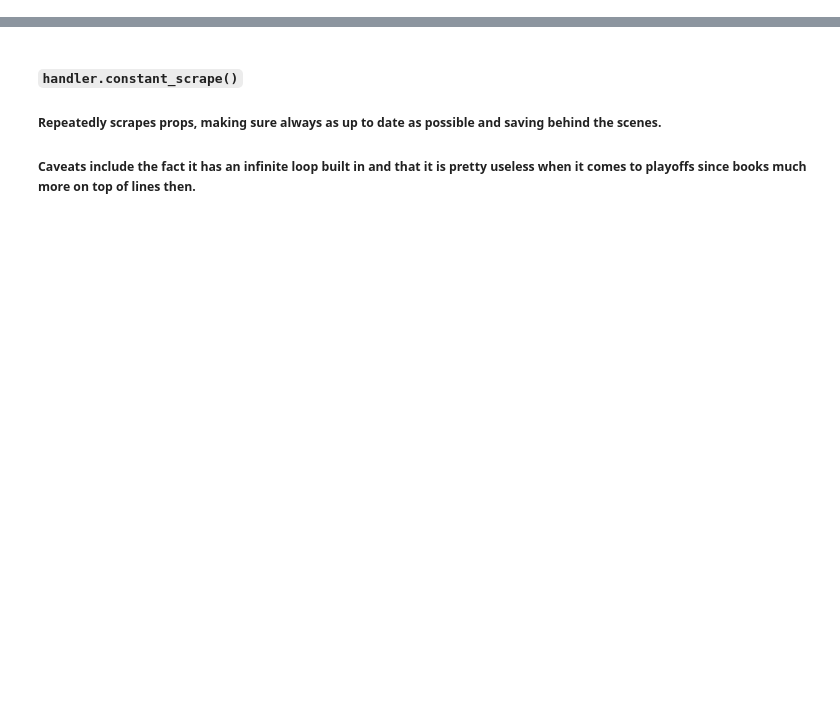
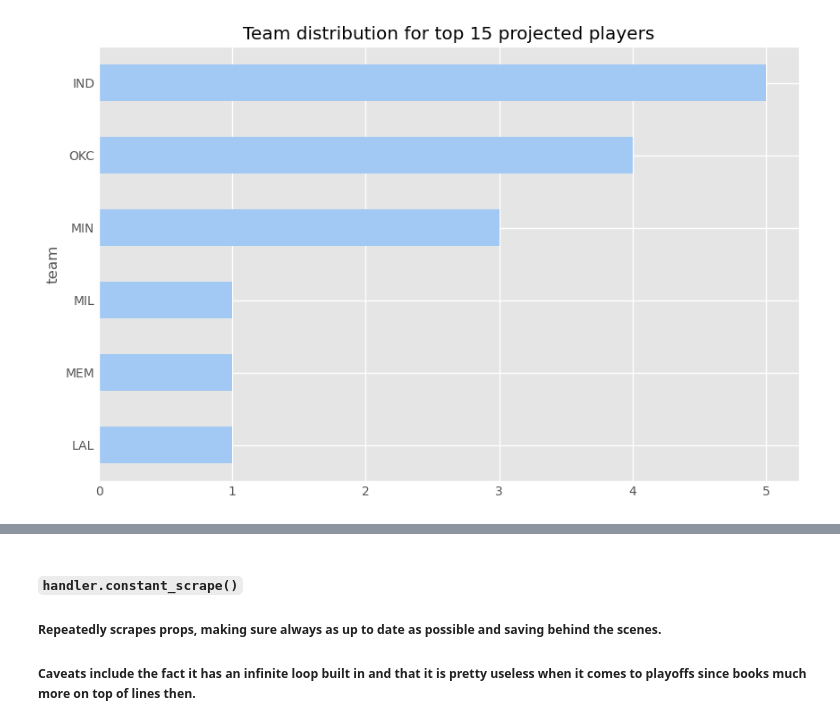
Before and after one commit to jackdegen/nba-props, a Jupyter notebook: src/main.ipynb, the cells around one changed output, grey strips where cells are left out. Drawn from its saved outputs; the diff is of its cells as text; code cells hidden in the pictures; blank space fills up the shorter version.

```diff
--- a/src/main.ipynb
+++ b/src/main.ipynb
@@ -50,0 +128,19 @@ BOS             7
+# %%
+def top_n_team_distribution(N: int, **kwargs):
+    return (df
+            [:N]
+            .groupby('team')
+            [['team']]
+            .agg(['count'])
+            [('team', 'count')]
+            .sort_values(ascending=True)
+            .plot
+            .barh(
+                title=f'Team distribution for top {N} projected players',
+                figsize=(9,6)
+            )
+           )
+
+top_n_team_distribution(15);
+# %% [output]
+[figure, added]
```
Also changed, not shown: parts of 18 cells of this notebook, 5 other files.
